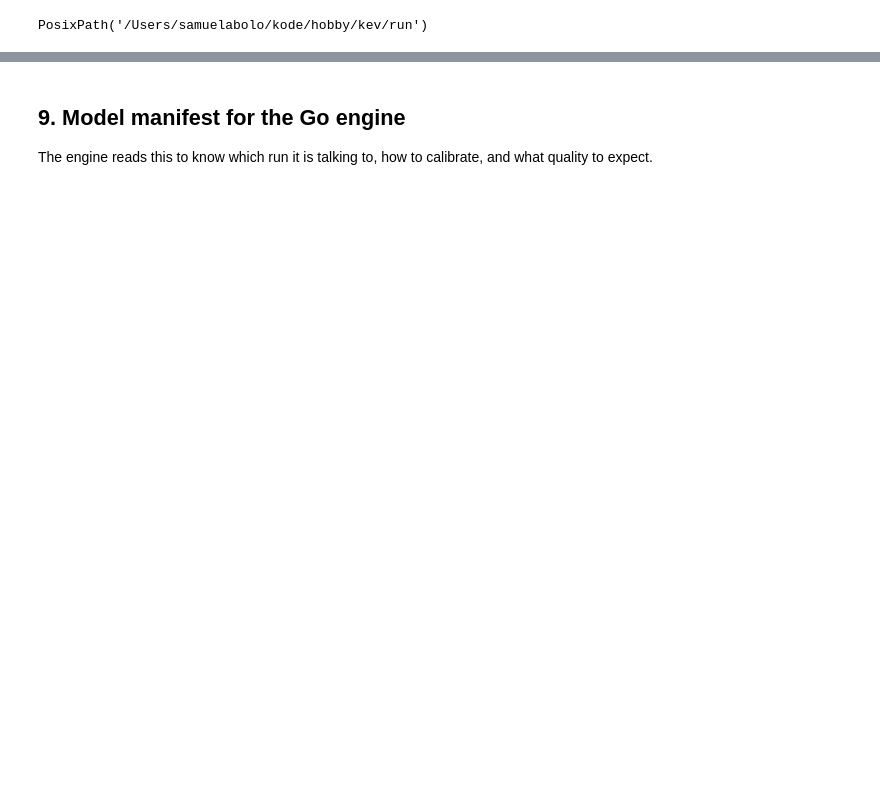
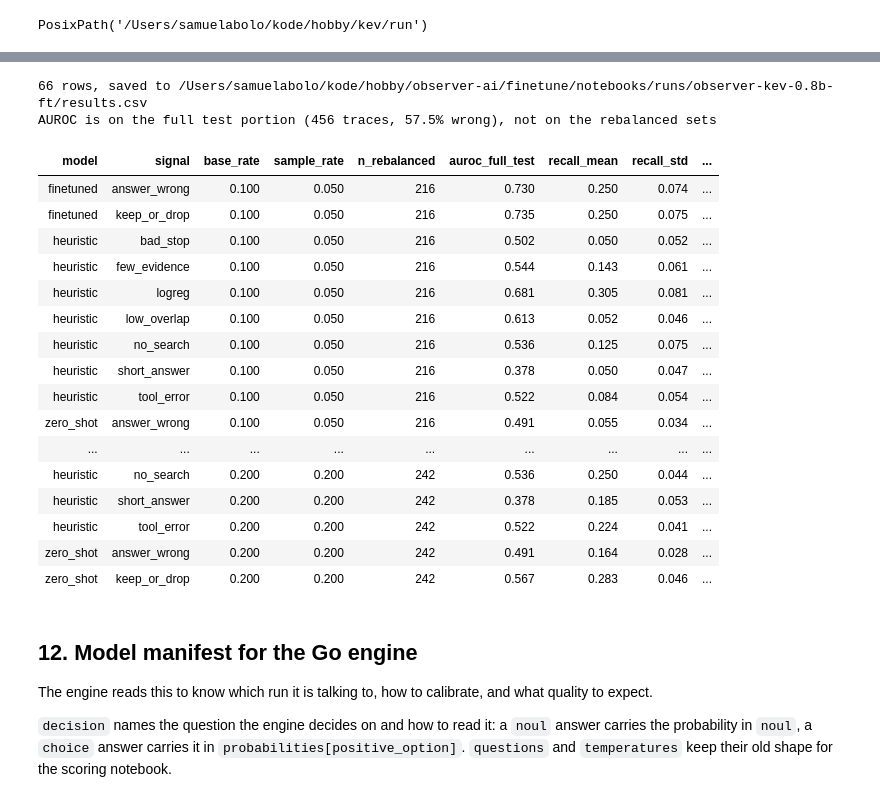
Before and after one commit to tecnosam/observer-ai, a Jupyter notebook: finetune/notebooks/observer_kev_lora_finetune.ipynb, the cells around one changed output, grey strips where cells are left out. Cells and saved outputs as stored; diff of their text form; code cells hidden in the pictures; blank space fills up the shorter version.

```diff
--- a/finetune/notebooks/observer_kev_lora_finetune.ipynb
+++ b/finetune/notebooks/observer_kev_lora_finetune.ipynb
@@ -171,0 +240,15 @@ train 3600, held-out 899, held-out base rate of wrong answers 61.6%
+# %%
+def split_by_question(rows, frac, seed):
+    keys = sorted({question_key(t) for t in rows})
+    random.Random(seed).shuffle(keys)
+    first = set(keys[:round(len(keys) * frac)])
+    return [t for t in rows if question_key(t) in first], [t for t in rows if question_key(t) not in first]
+
+calib, test = split_by_question(heldout, CALIB_FRAC, SEED)
+assert not {question_key(t) for t in calib} & {question_key(t) for t in test}, "a question is in both calibration and test"
+
+y_calib = np.array([is_wrong(t) for t in calib])
+y_test  = np.array([is_wrong(t) for t in test])
+for name, rows in (("calibration", calib), ("test", test)):
+    n_q = len({question_key(t) for t in rows})
+    print(f"{name:<12}{len(rows):>5} traces, {n_q:>5} unique questions, {np.mean([is_wrong(t) for t in rows]):.1%} wrong or partial")
@@ -327,7 +731,35 @@ temperature 0.86; ECE before 0.046, after 0.046
+# %%
+results = results_table()
+results.to_csv(WORK_DIR / "results.csv", index=False)
+print(f"{len(results)} rows, saved to {WORK_DIR / 'results.csv'}")
+print(f"AUROC is on the full test portion ({len(test)} traces, {y_test.mean():.1%} wrong), not on the rebalanced sets")
+results.style.format(precision=3).hide(axis="index")
+# %% [output]
+66 rows, saved to /Users/samuelabolo/kode/hobby/observer-ai/finetune/notebooks/runs/observer-kev-0.8b-ft/results.csv
+AUROC is on the full test portion (456 traces, 57.5% wrong), not on the rebalanced sets
+| model | signal | base_rate | sample_rate | n_rebalanced | auroc_full_test | recall_mean | recall_std | ... |
+| finetuned | answer_wrong | 0.100 | 0.050 | 216 | 0.730 | 0.250 | 0.074 | ... |
+| finetuned | keep_or_drop | 0.100 | 0.050 | 216 | 0.735 | 0.250 | 0.075 | ... |
+| heuristic | bad_stop | 0.100 | 0.050 | 216 | 0.502 | 0.050 | 0.052 | ... |
+| heuristic | few_evidence | 0.100 | 0.050 | 216 | 0.544 | 0.143 | 0.061 | ... |
+| heuristic | logreg | 0.100 | 0.050 | 216 | 0.681 | 0.305 | 0.081 | ... |
+| heuristic | low_overlap | 0.100 | 0.050 | 216 | 0.613 | 0.052 | 0.046 | ... |
+| heuristic | no_search | 0.100 | 0.050 | 216 | 0.536 | 0.125 | 0.075 | ... |
+| heuristic | short_answer | 0.100 | 0.050 | 216 | 0.378 | 0.050 | 0.047 | ... |
+| heuristic | tool_error | 0.100 | 0.050 | 216 | 0.522 | 0.084 | 0.054 | ... |
+| zero_shot | answer_wrong | 0.100 | 0.050 | 216 | 0.491 | 0.055 | 0.034 | ... |
+| ... | ... | ... | ... | ... | ... | ... | ... | ... |
+| heuristic | no_search | 0.200 | 0.200 | 242 | 0.536 | 0.250 | 0.044 | ... |
+| heuristic | short_answer | 0.200 | 0.200 | 242 | 0.378 | 0.185 | 0.053 | ... |
+| heuristic | tool_error | 0.200 | 0.200 | 242 | 0.522 | 0.224 | 0.041 | ... |
+| zero_shot | answer_wrong | 0.200 | 0.200 | 242 | 0.491 | 0.164 | 0.028 | ... |
+| zero_shot | keep_or_drop | 0.200 | 0.200 | 242 | 0.567 | 0.283 | 0.046 | ... |
 # %% [markdown]
-## 9. Model manifest for the Go engine
+## 12. Model manifest for the Go engine
 
 The engine reads this to know which run it is talking to, how to calibrate, and what quality to expect.
+
+`decision` names the question the engine decides on and how to read it: a `noul` answer carries the probability in `noul`, a `choice` answer carries it in `probabilities[positive_option]`. `questions` and `temperatures` keep their old shape for the scoring notebook.
 # %%
 def file_hash(path):
     return hashlib.sha256(Path(path).read_bytes()).hexdigest()[:16]
```
Also changed, not shown: parts of 28 cells of this notebook, 2 other files.
